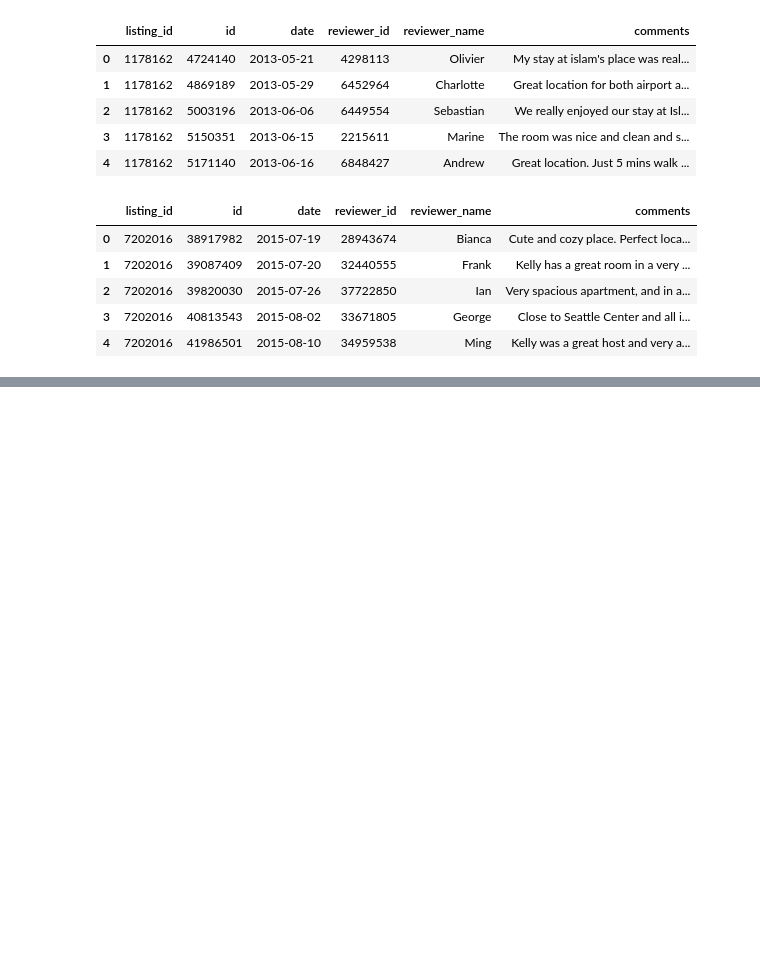
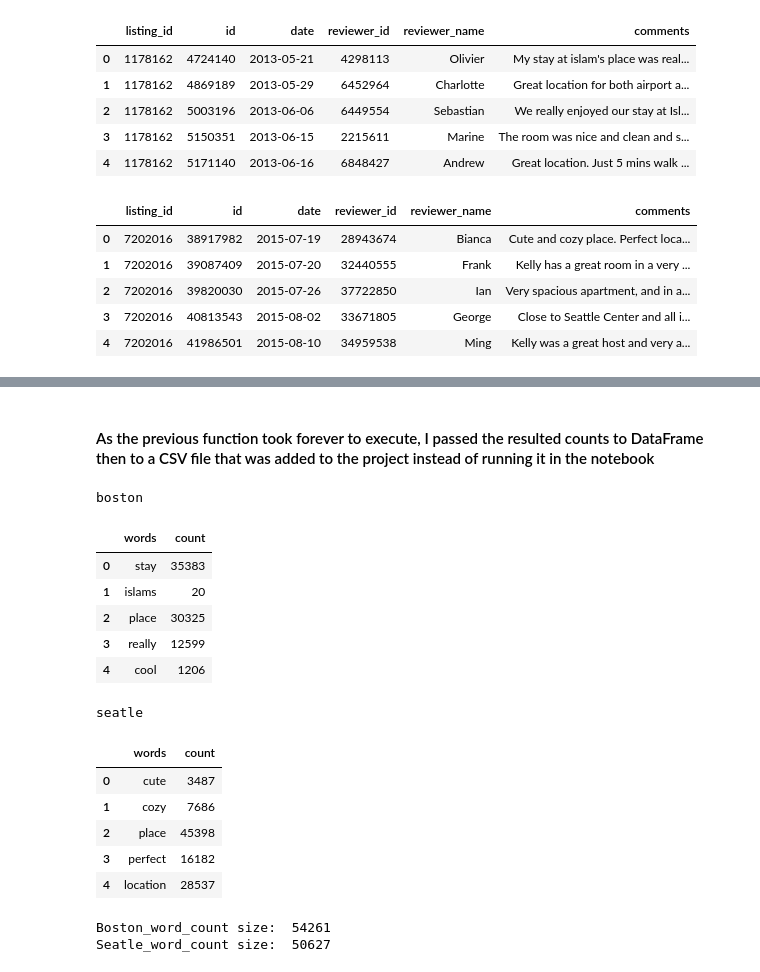
Before and after one commit to Zainy1453/Project-ND-1, a Jupyter notebook: Project 1.ipynb, the cells around one changed output, grey strips where cells are left out. Saved outputs shown, nothing was run; the diff lists cells and outputs as text; code cells hidden in the pictures; blank space fills up the shorter version.

```diff
--- a/Project 1.ipynb
+++ b/Project 1.ipynb
@@ -670,0 +667,27 @@ len(all_strings)
+# %% [markdown]
+#### As the previous function took forever to execute, I passed the resulted counts to DataFrame then to a CSV file that was added to the project instead of running it in the notebook
+# %%
+boston_word_count = pd.read_csv('boston_reviews_word_count.csv', index_col= 0)
+seatle_word_count = pd.read_csv('seatle_reviews_word_count.csv', index_col = 0)
+display_side_by_side(boston_word_count.head(), seatle_word_count.head(), titles = ['boston', 'seatle'])
+# %% [output]
+boston
+|  | words | count |
+| 0 | stay | 35383 |
+| 1 | islams | 20 |
+| 2 | place | 30325 |
+| 3 | really | 12599 |
+| 4 | cool | 1206 |
+seatle
+|  | words | count |
+| 0 | cute | 3487 |
+| 1 | cozy | 7686 |
+| 2 | place | 45398 |
+| 3 | perfect | 16182 |
+| 4 | location | 28537 |
+# %%
+print("Boston_word_count size: ", boston_word_count.shape[0])
+print("Seatle_word_count size: ", seatle_word_count.shape[0])
+# %% [output]
+Boston_word_count size:  54261
+Seatle_word_count size:  50627
```
Also changed, not shown: parts of 27 cells of this notebook, 2 other files.
